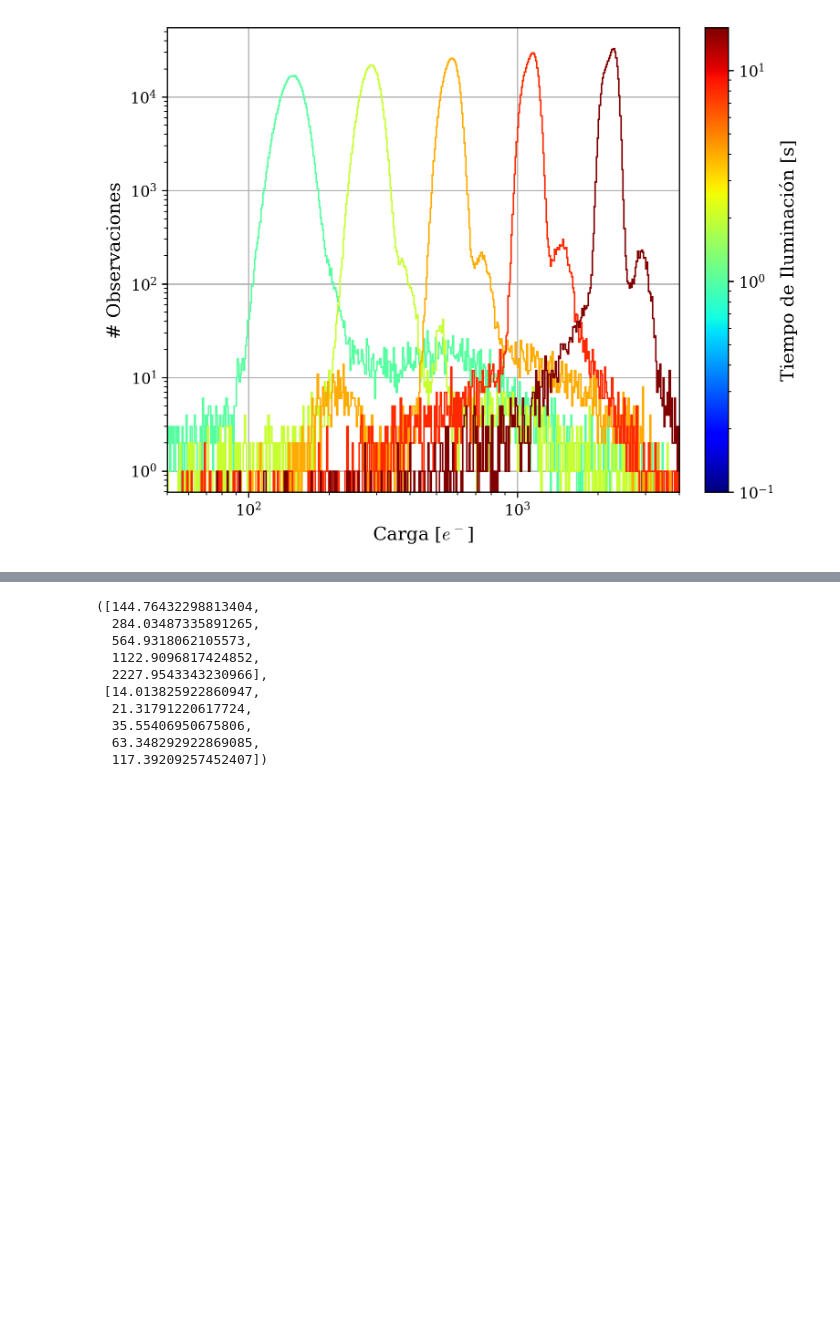
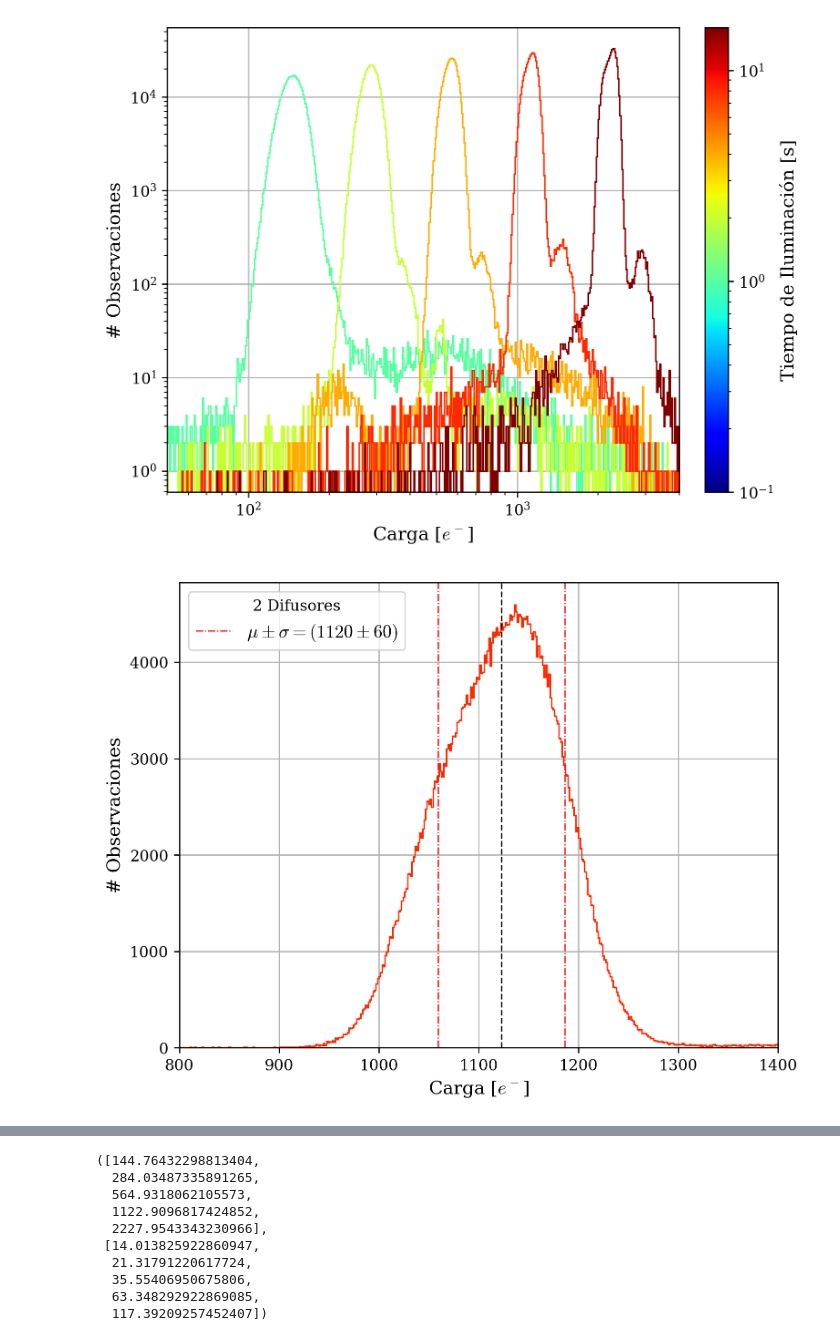
Before and after one commit to agustinbrusco/LAMBDA_Hub, a Jupyter notebook: skipper_image_analysis/ilumination_analysis.ipynb, the cells around one changed output, grey strips where cells are left out. Drawn from its saved outputs; the diff is of its cells as text; code cells hidden in the pictures; blank space fills up the shorter version.

```diff
--- a/skipper_image_analysis/ilumination_analysis.ipynb
+++ b/skipper_image_analysis/ilumination_analysis.ipynb
@@ -149,3 +150,68 @@ ax.set_ylabel("# Observaciones")
 plt.show()
 # %% [output]
 [figure]
+# %%
+nfilms = 2
+if nfilms == 0:
+    data_dir = 'skipper_data/TRAPS/19OCT2023'
+elif nfilms in [1, 2]:
+    data_dir = 'skipper_data/TRAPS/26OCT2023'
+
+min_val = 800  # e⁻
+tope = 1400  # e⁻
+n_bins = 400
+fig, ax = plt.subplots(1, 1, constrained_layout=True)
+exp_time = 8
+lighted_image = fits.open(f'{data_dir}/{sgn_files[f"{nfilms}film"][exp_time]}')
+lighted_image = correct_overscan(lighted_image)
+background_image = fits.open(f'{data_dir}/{bkg_files[f"{nfilms}film"][exp_time]}')
+background_image = correct_overscan(background_image)
+r_overscan, c_overscan = get_rowcol_ovserscan(lighted_image)
+test_data = []
+for frame_idx in [0, 1]:
+    test_frame = lighted_image[frame_idx].data - background_image[frame_idx].data
+    test_frame = test_frame[:-r_overscan, PRESCAN_PIX:-c_overscan].flatten()  / GANANCIA[frame_idx]
+    test_data.append(test_frame)
+test_data = np.concatenate(test_data)
+if nfilms in [1, 2]:
+    lower_edge = test_data.mean() - 3*test_data.std()
+    upper_edge = test_data.mean() + 3*test_data.std()
+    cuentas, valores = np.histogram(test_data, bins=np.linspace(lower_edge, upper_edge, n_bins))
+    popt, pcov = curve_fit(gaussiana, valores[:-1], cuentas, p0=[test_data.mean(), test_data.std(), cuentas.max()])
+    carga_media = popt[0]
+    ancho_dist = popt[1]
+else:
+    carga_media = test_data.mean()
+    ancho_dist = test_data.std()
+
+if min_val is None:
+    min_val = np.nanmin(test_data)
+if tope is None:
+    tope = np.nanmax(test_data)
+cuentas, valores, _ = ax.hist(
+    test_data[
+        (test_data > min_val)
+        & (test_data < tope)
+    ],
+    bins=np.linspace(min_val, tope, n_bins),
+    histtype="step",
+    color=EXP_TIME_CMAP.to_rgba(exp_time),
+    # label=f"{exp_time} s",
+    # density=True,
+)
+ax.axvline(carga_media, color="k", ls="--", lw=1)
+ax.axvline(carga_media + ancho_dist, color="r", ls="-.", lw=0.75,
+           label=fr"$\mu \pm \sigma = ({np.round(carga_media, -1):.0f} \pm {np.round(ancho_dist, -1):.0f})$")
+ax.axvline(carga_media - ancho_dist, color="r", ls="-.", lw=0.75)
+# Límite Poisson
+# ax.axvline(carga_media[-1] + np.sqrt(carga_media[-1]), color="g", ls=":", lw=0.75, label="Poisson")
+# ax.axvline(carga_media[-1] - np.sqrt(carga_media[-1]), color="g", ls=":", lw=0.75)
+ax.grid(True)
+ax.legend(title=f"{nfilms} Difusores", loc="upper left", fontsize="large")
+ax.set_xlim(min_val, tope)
+ax.set_xlabel("Carga [$e^-$]")
+ax.set_ylabel("# Observaciones")
+
+plt.show()
+# %% [output]
+[figure, added]
```
Also changed, not shown: parts of 3 cells of this notebook.
